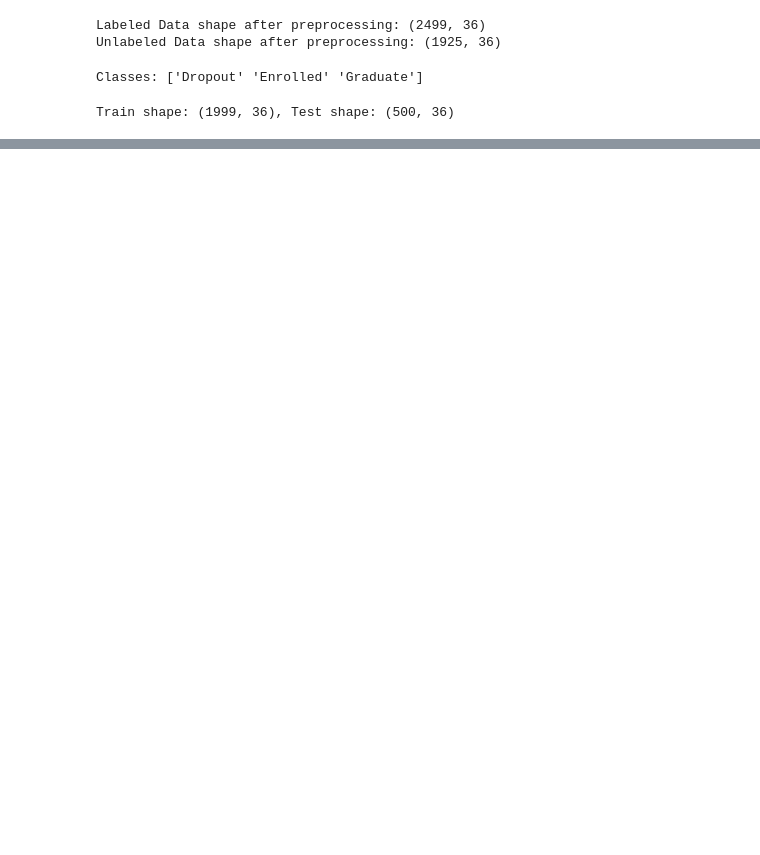
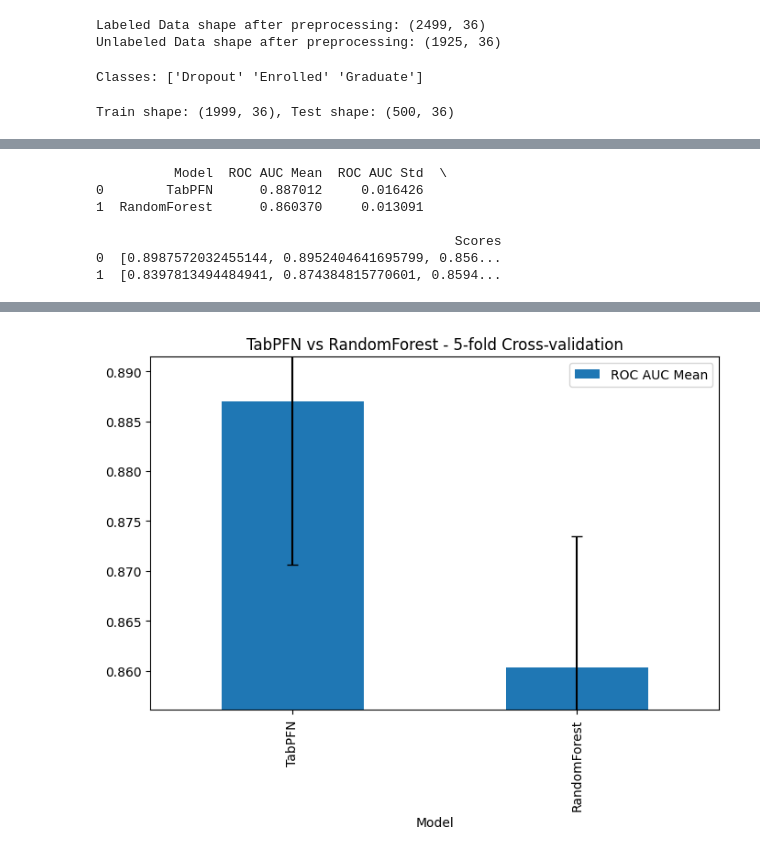
Before and after one commit to DarAntNel/MAI5200_Project, a Jupyter notebook: daryl_nelson_project.ipynb, the cells around one changed output, grey strips where cells are left out. Saved outputs shown, nothing was run; the diff lists cells and outputs as text; code cells hidden in the pictures; blank space fills up the shorter version.

Commit message:
added code for model training, sklearn stats, cross validation comparison, prediction on unlabeled data and summaries for each section

```diff
--- a/daryl_nelson_project.ipynb
+++ b/daryl_nelson_project.ipynb
@@ -144,8 +149,8 @@ for col in U.columns:
 
 
 # Impute numeric missing with median
-L = L.fillna(X.median())
-U = U.fillna(X.median())
+L = L.fillna(L.median())
+U = U.fillna(U.median())
 
 print(f"Labeled Data shape after preprocessing: {L.shape}")
 print(f"Unlabeled Data shape after preprocessing: {U.shape}")
@@ -168,3 +173,7 @@ X_train, X_test, y_train, y_test = train_test_split(
 print(f"Train shape: {X_train.shape}, Test shape: {X_test.shape}")
 # %% [output]
 Train shape: (1999, 36), Test shape: (500, 36)
+# %%
+# Random ForestModel
+rendom_forest = RandomForestClassifier(n_estimators=200, random_state=42, class_weight='balanced')
+rendom_forest.fit(X_train, y_train)
@@ -170,0 +183,4 @@ Train shape: (1999, 36), Test shape: (500, 36)
+# %%
+# TabPFN Forest Model
+tabpfn = TabPFNClassifier(random_state=42)
+tabpfn.fit(X_train, y_train)
@@ -170,0 +243,33 @@ Train shape: (1999, 36), Test shape: (500, 36)
+# %%
+# Compare TabPFN and RandomForest using 5-fold cross-validation and capture all ROC AUC metrics
+from sklearn.model_selection import cross_val_score
+import numpy as np
+import pandas as pd
+import matplotlib.pyplot as plt
+
+models = [
+    ('TabPFN', tabpfn),
+    ('RandomForest', rendom_forest)
+]
+
+scoring = 'roc_auc_ovr' if len(np.unique(y_test)) > 2 else 'roc_auc'
+results = {}
+for name, model in models:
+    scores = cross_val_score(model, X_test, y_test, cv=5, scoring=scoring, n_jobs=1, verbose=1)
+    results[name] = {
+        'mean': scores.mean(),
+        'std': scores.std(),
+        'all_scores': scores.tolist()
+    }
+
+results_df = pd.DataFrame([
+    {'Model': name, 'ROC AUC Mean': res['mean'], 'ROC AUC Std': res['std'], 'Scores': res['all_scores']}
+    for name, res in results.items()
+])
+print(results_df)
+
+ax = results_df.plot(x='Model', y='ROC AUC Mean', kind='bar', figsize=(8, 5), yerr='ROC AUC Std', capsize=4)
+ax.set_ylim(results_df['ROC AUC Mean'].min() * 0.995, min(1.0, results_df['ROC AUC Mean'].max() * 1.005))
+ax.set_title('TabPFN vs RandomForest - 5-fold Cross-validation')
+plt.show()
+# %% [output]
@@ -170,0 +277,7 @@ Train shape: (1999, 36), Test shape: (500, 36)
+          Model  ROC AUC Mean  ROC AUC Std  \
+0        TabPFN      0.887012     0.016426
+1  RandomForest      0.860370     0.013091
+
+                                              Scores
+0  [0.8987572032455144, 0.8952404641695799, 0.856...
+1  [0.8397813494484941, 0.874384815770601, 0.8594...
@@ -170,0 +285 @@ Train shape: (1999, 36), Test shape: (500, 36)
+[figure, added]
```
Also changed, not shown: parts of 9 cells of this notebook.
